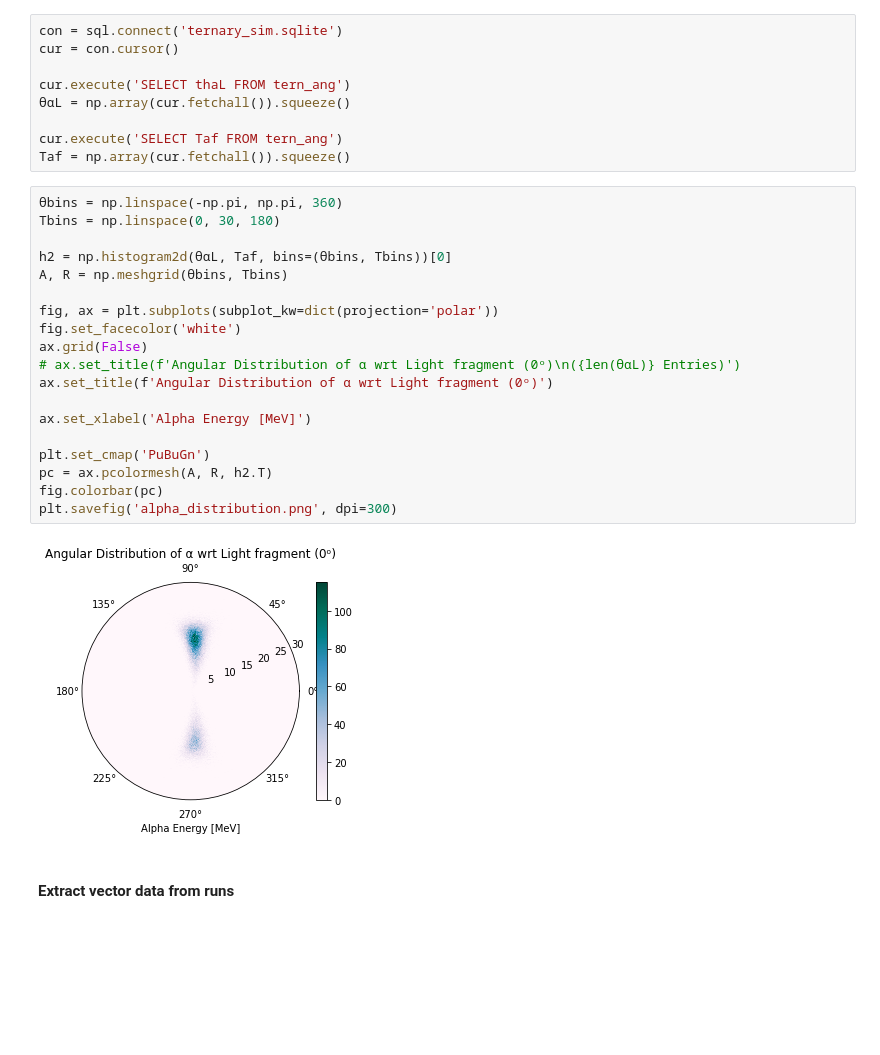
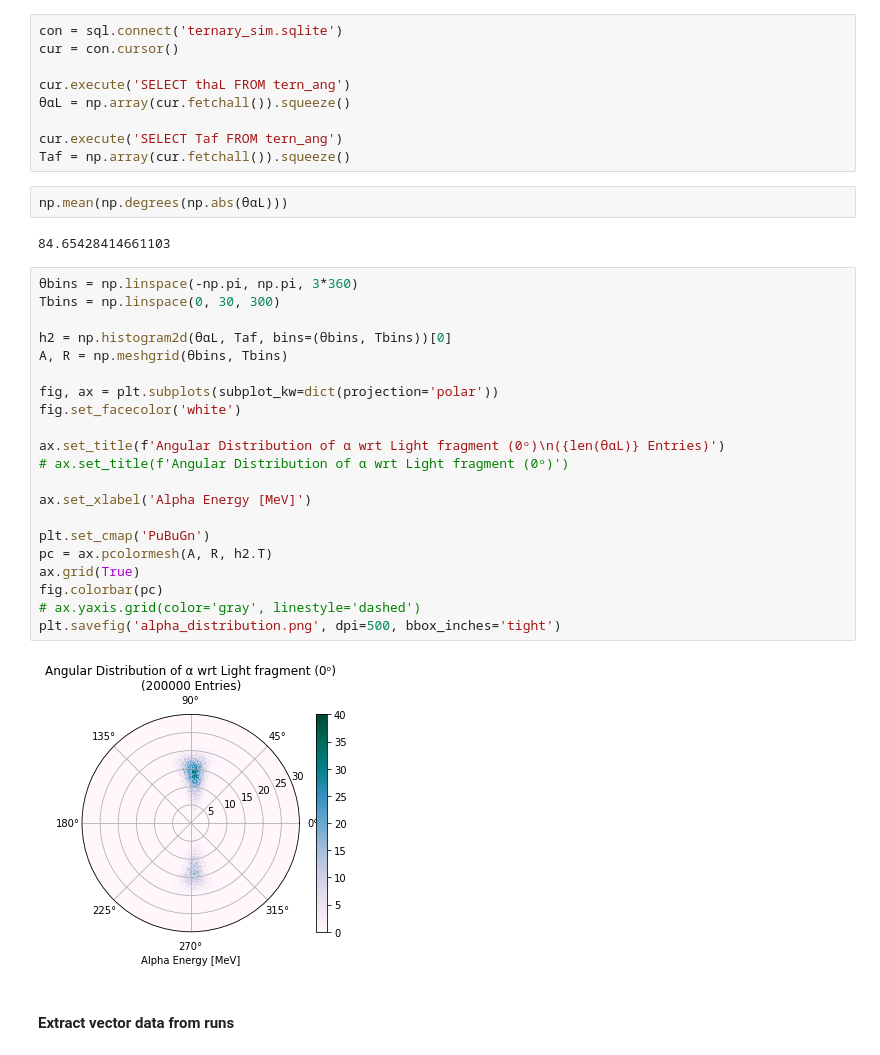
Before and after one commit to jfuzaroa/fission_sim, a Jupyter notebook: ternary_mcs.ipynb, the cells around one changed output. Drawn from its saved outputs; the diff is of its cells as text; blank space fills up the shorter version.

```diff
--- a/ternary_mcs.ipynb
+++ b/ternary_mcs.ipynb
@@ -394,27 +402,33 @@ cur.execute('SELECT thaL FROM tern_ang')
 
 cur.execute('SELECT Taf FROM tern_ang')
 Taf = np.array(cur.fetchall()).squeeze()
+# %%
+np.mean(np.degrees(np.abs(θαL)))
+# %% [output]
+84.65428414661103
 # %%
-θbins = np.linspace(-np.pi, np.pi, 360)
-Tbins = np.linspace(0, 30, 180)
+θbins = np.linspace(-np.pi, np.pi, 3*360)
+Tbins = np.linspace(0, 30, 300)
 
 h2 = np.histogram2d(θαL, Taf, bins=(θbins, Tbins))[0]
 A, R = np.meshgrid(θbins, Tbins)
 
 fig, ax = plt.subplots(subplot_kw=dict(projection='polar'))
 fig.set_facecolor('white')
-ax.grid(False)
-# ax.set_title(f'Angular Distribution of α wrt Light fragment (0ᵒ)\n({len(θαL)} Entries)')
-ax.set_title(f'Angular Distribution of α wrt Light fragment (0ᵒ)')
+
+ax.set_title(f'Angular Distribution of α wrt Light fragment (0ᵒ)\n({len(θαL)} Entries)')
+# ax.set_title(f'Angular Distribution of α wrt Light fragment (0ᵒ)')
 
 ax.set_xlabel('Alpha Energy [MeV]')
 
 plt.set_cmap('PuBuGn')
 pc = ax.pcolormesh(A, R, h2.T)
+ax.grid(True)
 fig.colorbar(pc)
-plt.savefig('alpha_distribution.png', dpi=300)
+# ax.yaxis.grid(color='gray', linestyle='dashed')
+plt.savefig('alpha_distribution.png', dpi=500, bbox_inches='tight')
 # %% [output]
-[figure, old version]
+[figure, new version]
 # %% [markdown]
 #### Extract vector data from runs
 # %% [markdown]
```
Also changed, not shown: parts of 5 cells of this notebook, 2 other files.
